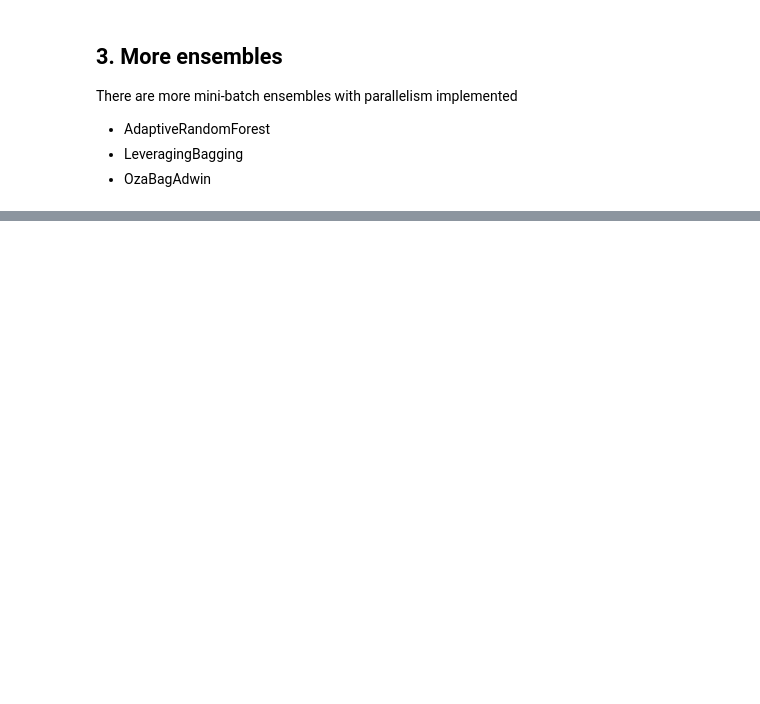
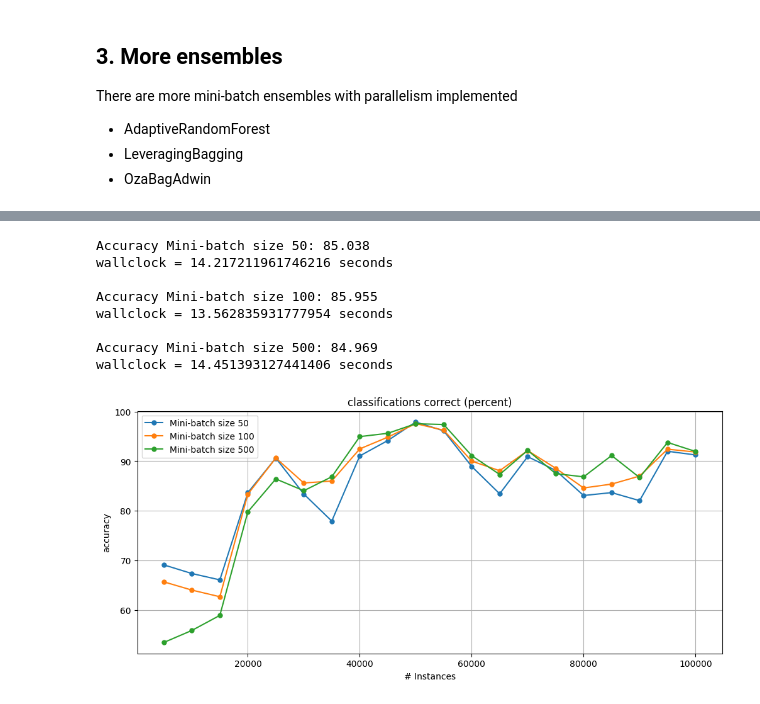
Before and after one commit to adaptive-machine-learning/CapyMOA, a Jupyter notebook: notebooks/parallel_ensembles.ipynb, the cells around one changed output, grey strips where cells are left out. Drawn from its saved outputs; the diff is of its cells as text; code cells hidden in the pictures; blank space fills up the shorter version.

```diff
--- a/notebooks/parallel_ensembles.ipynb
+++ b/notebooks/parallel_ensembles.ipynb
@@ -171,0 +200,31 @@ There are more mini-batch ensembles with parallelism implemented
+# %%
+ob_adwin_mb50 = OnlineAdwinBagging(schema=cover.get_schema(), ensemble_size=30, minibatch_size=50, number_of_jobs=5)
+ob_adwin_mb100 = OnlineAdwinBagging(schema=cover.get_schema(), ensemble_size=30, minibatch_size=100, number_of_jobs=5)
+ob_adwin_mb500 = OnlineAdwinBagging(schema=cover.get_schema(), ensemble_size=30, minibatch_size=500, number_of_jobs=5)
+
+results_ob_adwin_mb50 = prequential_evaluation(stream=cover, learner=ob_adwin_mb50, window_size=5000, max_instances=100000)
+results_ob_adwin_mb100 = prequential_evaluation(stream=cover, learner=ob_adwin_mb100, window_size=5000, max_instances=100000)
+results_ob_adwin_mb500 = prequential_evaluation(stream=cover, learner=ob_adwin_mb500, window_size=5000, max_instances=100000)
+
+results_ob_adwin_mb50['experiment_id'] = "Mini-batch size 50"
+results_ob_adwin_mb100['experiment_id'] = "Mini-batch size 100"
+results_ob_adwin_mb500['experiment_id'] = "Mini-batch size 500"
+# %%
+print(f"Accuracy {results_ob_adwin_mb50['experiment_id']}: {results_ob_adwin_mb50['cumulative'].accuracy()}")
+print(f"wallclock = {results_ob_adwin_mb50['wallclock']} seconds\n")
+print(f"Accuracy {results_ob_adwin_mb100['experiment_id']}: {results_ob_adwin_mb100['cumulative'].accuracy()}")
+print(f"wallclock = {results_ob_adwin_mb100['wallclock']} seconds\n")
+print(f"Accuracy {results_ob_adwin_mb500['experiment_id']}: {results_ob_adwin_mb500['cumulative'].accuracy()}")
+print(f"wallclock = {results_ob_adwin_mb500['wallclock']} seconds\n")
+
+plot_windowed_results(results_ob_adwin_mb50, results_ob_adwin_mb100, results_ob_adwin_mb500, ylabel="accuracy")
+# %% [output]
+Accuracy Mini-batch size 50: 85.038
+wallclock = 14.217211961746216 seconds
+
+Accuracy Mini-batch size 100: 85.955
+wallclock = 13.562835931777954 seconds
+
+Accuracy Mini-batch size 500: 84.969
+wallclock = 14.451393127441406 seconds
+[figure, added]
```
Also changed, not shown: parts of 12 cells of this notebook.
